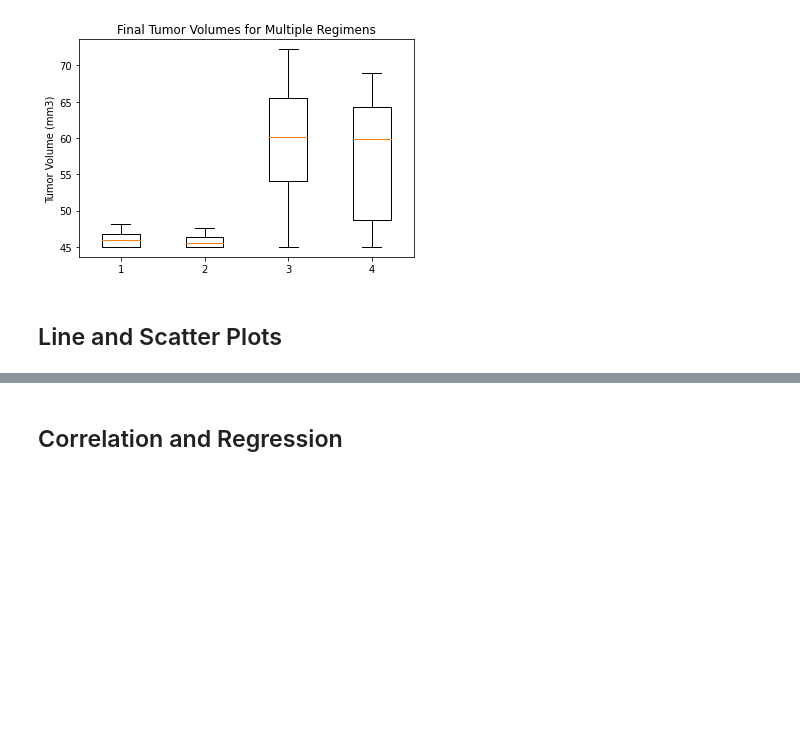
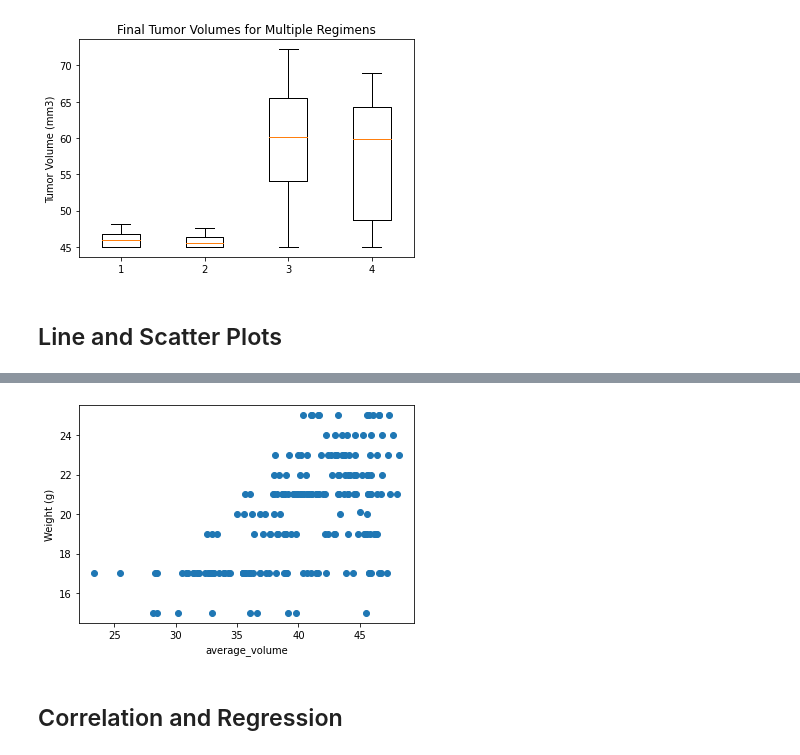
Before and after one commit to cdturner618/Matplotlib-Challenge, a Jupyter notebook: Pymaceuticals/pymaceuticals_starter.ipynb, the cells around one changed output, grey strips where cells are left out. Cells and saved outputs as stored; diff of their text form; code cells hidden in the pictures; blank space fills up the shorter version.

```diff
--- a/Pymaceuticals/pymaceuticals_starter.ipynb
+++ b/Pymaceuticals/pymaceuticals_starter.ipynb
@@ -496,2 +488,16 @@ Tumor_Volume=[]
+# %%
+# Generate a scatter plot of average tumor volume vs. mouse weight for the Capomulin regimen
+regimen_capomulin=Time.loc[Time["Drug Regimen"]=="Capomulin"]
+average_volume=regimen_capomulin.groupby("Tumor Volume (mm3)").mean()
+Regimen_average_Volume= average_volume.reset_index(drop=False)
+
+x_values = Regimen_average_Volume["Tumor Volume (mm3)"]
+y_values = Regimen_average_Volume['Weight (g)']
+plt.scatter(x_values,y_values)
+plt.xlabel('average_volume')
+plt.ylabel('Weight (g)')
+plt.show()
+# %% [output]
+[figure, added]
 # %% [markdown]
 ## Correlation and Regression
```
Also changed, not shown: parts of 6 cells of this notebook.
